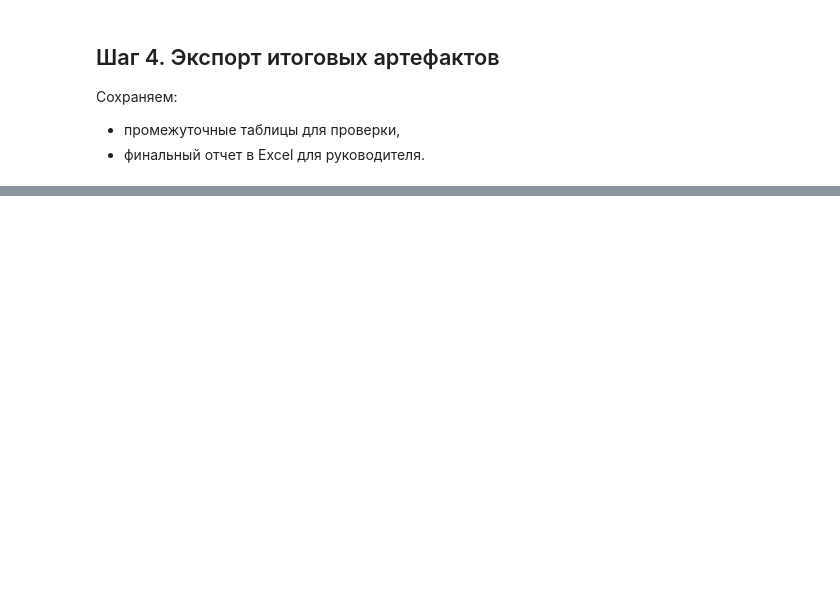
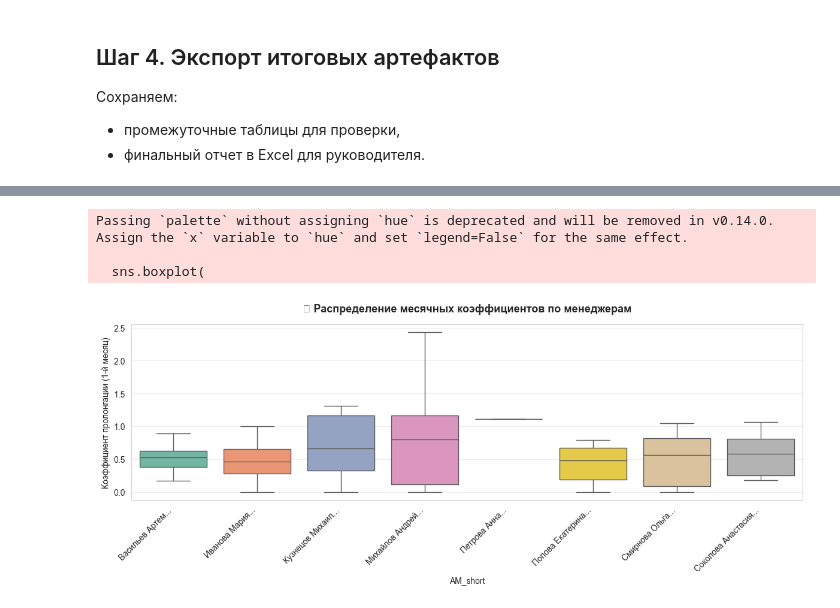
Before and after one commit to mazda-01/junior_da_case, a Jupyter notebook: prolongation_analysis.ipynb, the cells around one changed output, grey strips where cells are left out. Drawn from its saved outputs; the diff is of its cells as text; code cells hidden in the pictures; blank space fills up the shorter version.

```diff
--- a/prolongation_analysis.ipynb
+++ b/prolongation_analysis.ipynb
@@ -145,0 +243,29 @@ Saved mart: /Users/dmitrijpavlov/Desktop/DA/outputs/project_mart.csv
+# %%
+# Распределение коэффициентов по менеджерам (boxplot)
+plt.figure(figsize=(12, 5))
+
+# Подготовка данных
+plot_data = manager_monthly[["AM", "coef_1m"]].dropna().copy()
+plot_data["AM_short"] = plot_data["AM"].apply(
+    lambda x: " ".join(x.split()[:2]) + "..." if len(x.split()) > 2 else x
+)
+
+sns.boxplot(
+    data=plot_data,
+    x="AM_short",
+    y="coef_1m",
+    palette="Set2",
+    showfliers=False  # Скрываем выбросы для чистоты
+)
+
+plt.xticks(rotation=45, ha="right")
+plt.ylabel("Коэффициент пролонгации (1-й месяц)")
+plt.title("📦 Распределение месячных коэффициентов по менеджерам", fontsize=13, fontweight="bold", pad=15)
+plt.grid(axis="y", alpha=0.3)
+plt.tight_layout()
+plt.show()
+# %% [output]
+Passing `palette` without assigning `hue` is deprecated and will be removed in v0.14.0. Assign the `x` variable to `hue` and set `legend=False` for the same effect.
+
+  sns.boxplot(
+[figure, added]
```
Also changed, not shown: parts of 6 cells of this notebook, 2 other files.
